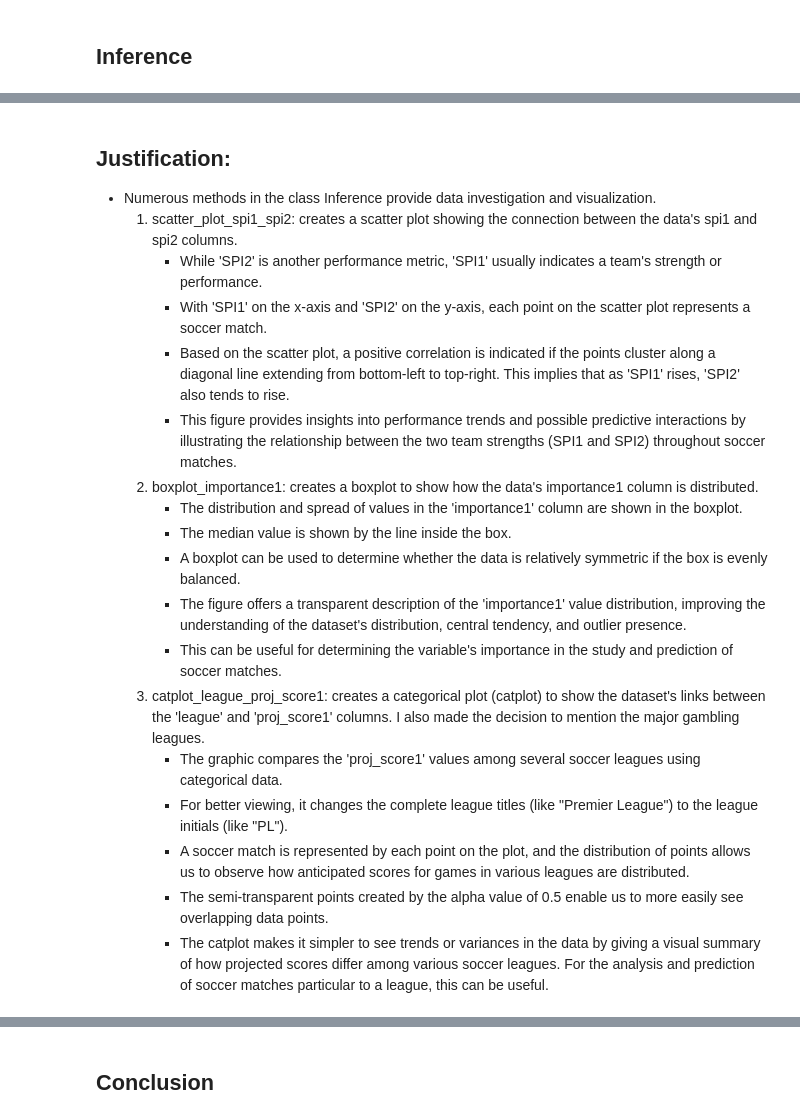
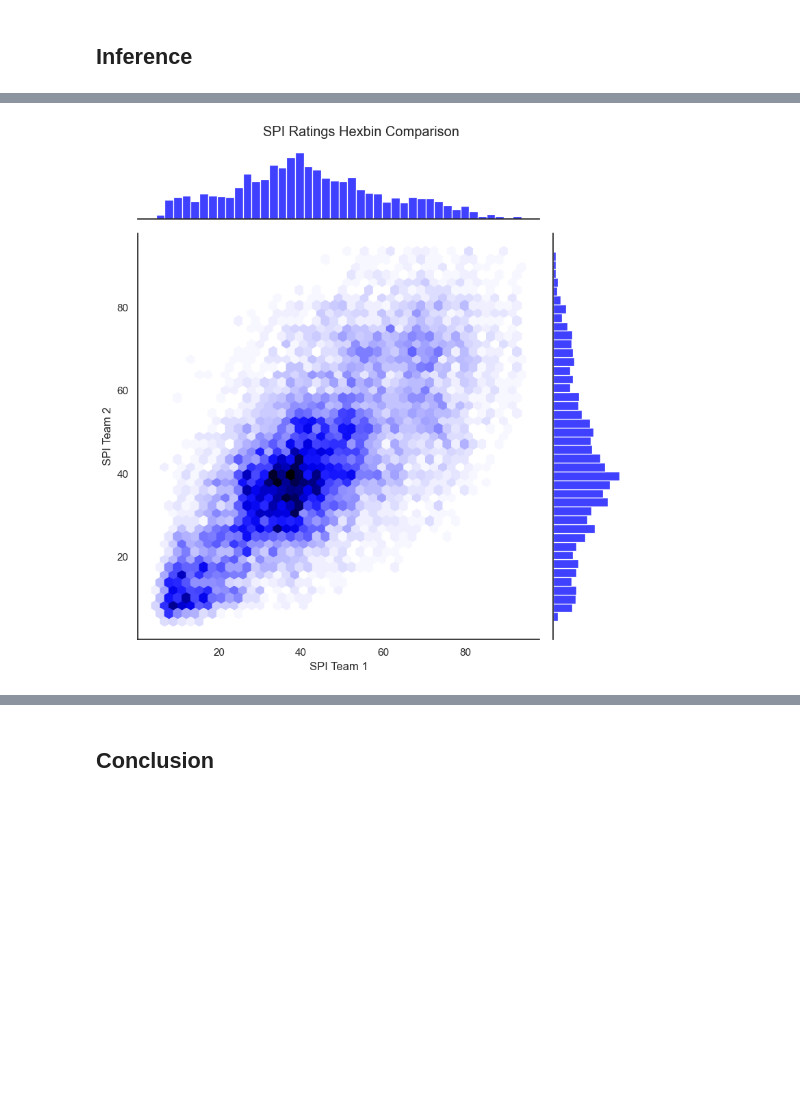
Before and after one commit to VGiannac/spi-rating, a Jupyter notebook: VGiann_P1.ipynb, the cells around one changed output, grey strips where cells are left out. Cells and saved outputs as stored; diff of their text form; code cells hidden in the pictures; blank space fills up the shorter version.

```diff
--- a/VGiann_P1.ipynb
+++ b/VGiann_P1.ipynb
@@ -455,20 +442,0 @@ inference.catplot_league_proj_score1()
-# %% [markdown]
-## Justification:
-- Numerous methods in the class Inference provide data investigation and visualization.
-  1. scatter_plot_spi1_spi2: creates a scatter plot showing the connection between the data's spi1 and spi2 columns.
-     - While 'SPI2' is another performance metric, 'SPI1' usually indicates a team's strength or performance.
-     - With 'SPI1' on the x-axis and 'SPI2' on the y-axis, each point on the scatter plot represents a soccer match.
-     - Based on the scatter plot, a positive correlation is indicated if the points cluster along a diagonal line extending from bottom-left to top-right. This implies that as 'SPI1' rises, 'SPI2' also tends to rise.
-     - This figure provides insights into performance trends and possible predictive interactions by illustrating the relationship between the two team strengths (SPI1 and SPI2) throughout soccer matches.
-  2. boxplot_importance1: creates a boxplot to show how the data's importance1 column is distributed.
-      - The distribution and spread of values in the 'importance1' column are shown in the boxplot.
-      - The median value is shown by the line inside the box.
-      - A boxplot can be used to determine whether the data is relatively symmetric if the box is evenly balanced.
-      - The figure offers a transparent description of the 'importance1' value distribution, improving the understanding of the dataset's distribution, central tendency, and outlier presence.
-      - This can be useful for determining the variable's importance in the study and prediction of soccer matches.
-  3.  catplot_league_proj_score1: creates a categorical plot (catplot) to show the dataset's links between the 'league' and 'proj_score1' columns. I also made the decision to mention the major gambling leagues.
-      - The graphic compares the 'proj_score1' values among several soccer leagues using categorical data.
-      - For better viewing, it changes the complete league titles (like "Premier League") to the league initials (like "PL").
-      - A soccer match is represented by each point on the plot, and the distribution of points allows us to observe how anticipated scores for games in various leagues are distributed.
-      - The semi-transparent points created by the alpha value of 0.5 enable us to more easily see overlapping data points.
-      - The catplot makes it simpler to see trends or variances in the data by giving a visual summary of how projected scores differ among various soccer leagues. For the analysis and prediction of soccer matches particular to a league, this can be useful.
@@ -474,0 +445,6 @@ inference.catplot_league_proj_score1()
+# %%
+soccer_inference_instance = InferenceAnalysis('https://raw.githubusercontent.com/VGiannac/soccer_analysis/main/spi_matches_latest.csv')
+
+soccer_inference_instance.scatterplot_spi_ratings_hexbin()
+# %% [output]
+[figure, added]
```
Also changed, not shown: parts of 9 cells of this notebook.
